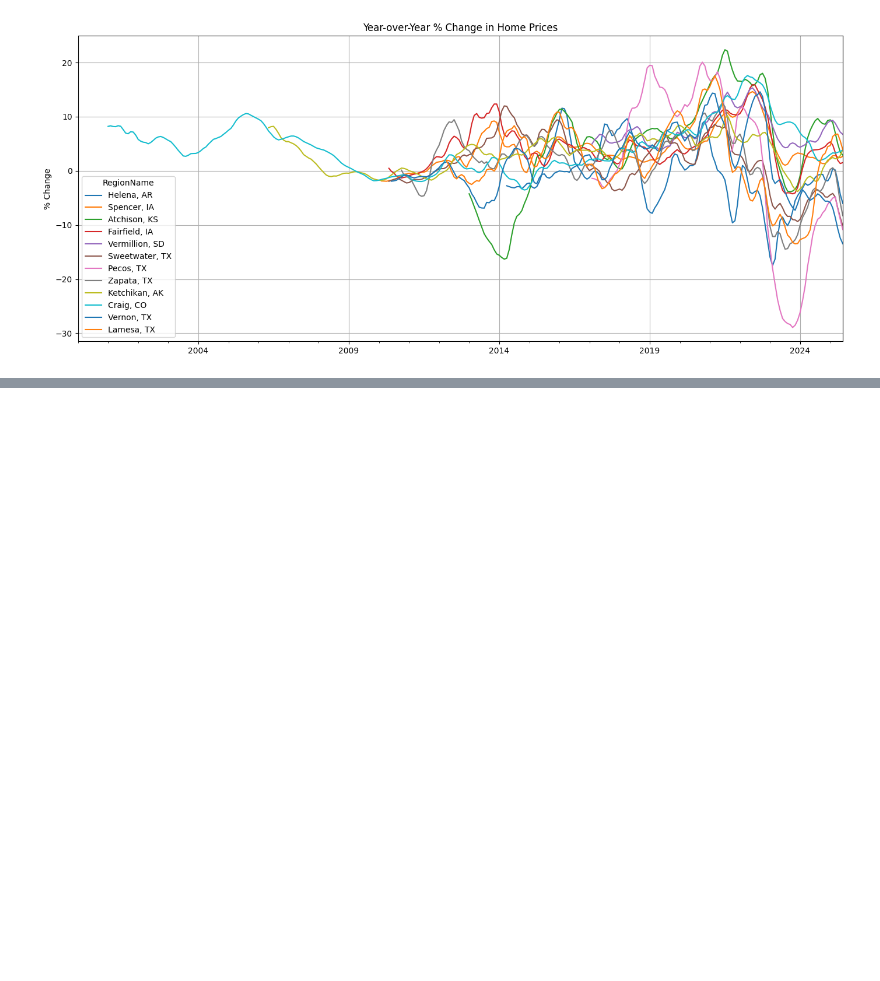
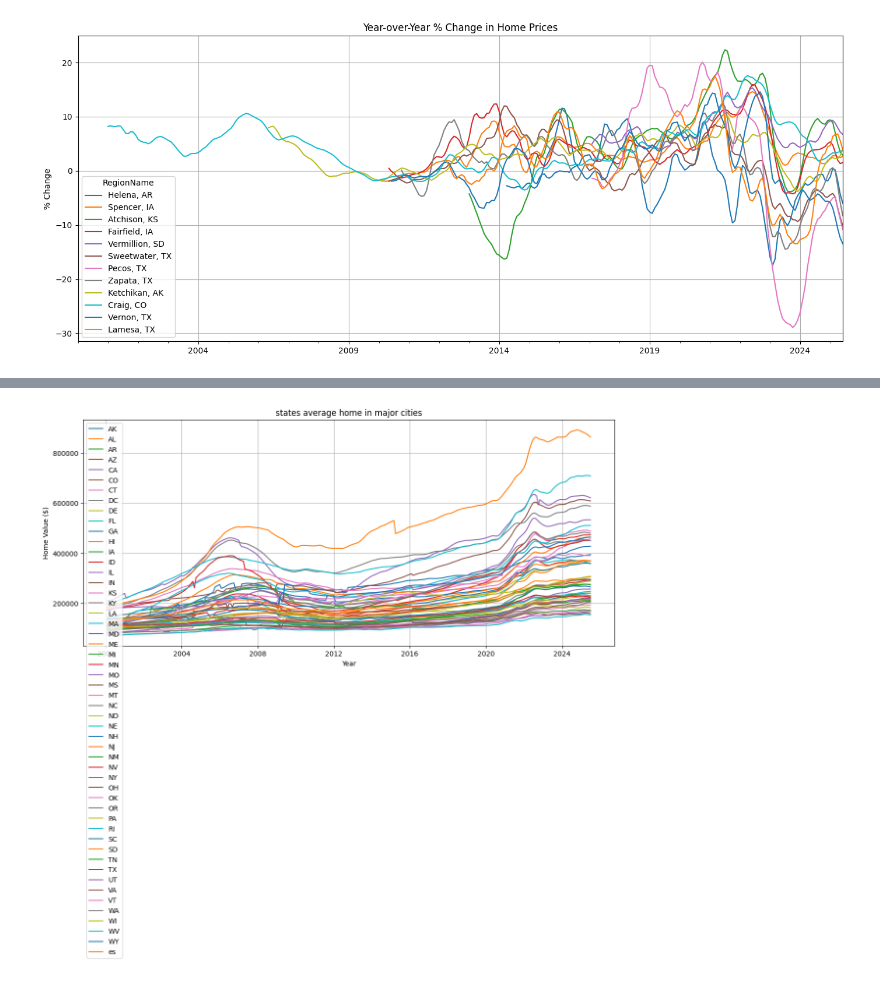
Before and after one commit to GeordieJones/Extra_Practice, a Jupyter notebook: home_tracking/filtering_zhvi.ipynb, the cells around one changed output, grey strips where cells are left out. Drawn from its saved outputs; the diff is of its cells as text; code cells hidden in the pictures; blank space fills up the shorter version.

```diff
--- a/home_tracking/filtering_zhvi.ipynb
+++ b/home_tracking/filtering_zhvi.ipynb
@@ -120,0 +120,6 @@ plt.show()
+# %%
+df['State'] = df.index.str[-2:]
+
+com_dict = {col: 'mean' for col in df.columns if col != 'State'}
+df_state = df.groupby('State', as_index=False).agg(com_dict)
+df_state
@@ -120,0 +145,5 @@ plt.show()
+# %%
+df_state.set_index('State', inplace=True)
+df_state = df_state.T
+df_state.index = pd.to_datetime(df_state.index)
+df_state
@@ -120,0 +186,14 @@ plt.show()
+# %%
+plt.figure(figsize=(14, 6))
+for state in df_state.columns:
+    plt.plot(df_state.index, df_state[state], label=state)
+
+plt.title("states average home in major cities")
+plt.xlabel("Year")
+plt.ylabel("Home Value ($)")
+plt.legend()
+plt.grid(True)
+plt.tight_layout()
+plt.show()
+# %% [output]
+[figure, added]
```
Also changed, not shown: parts of 15 cells of this notebook, 1 other file.
